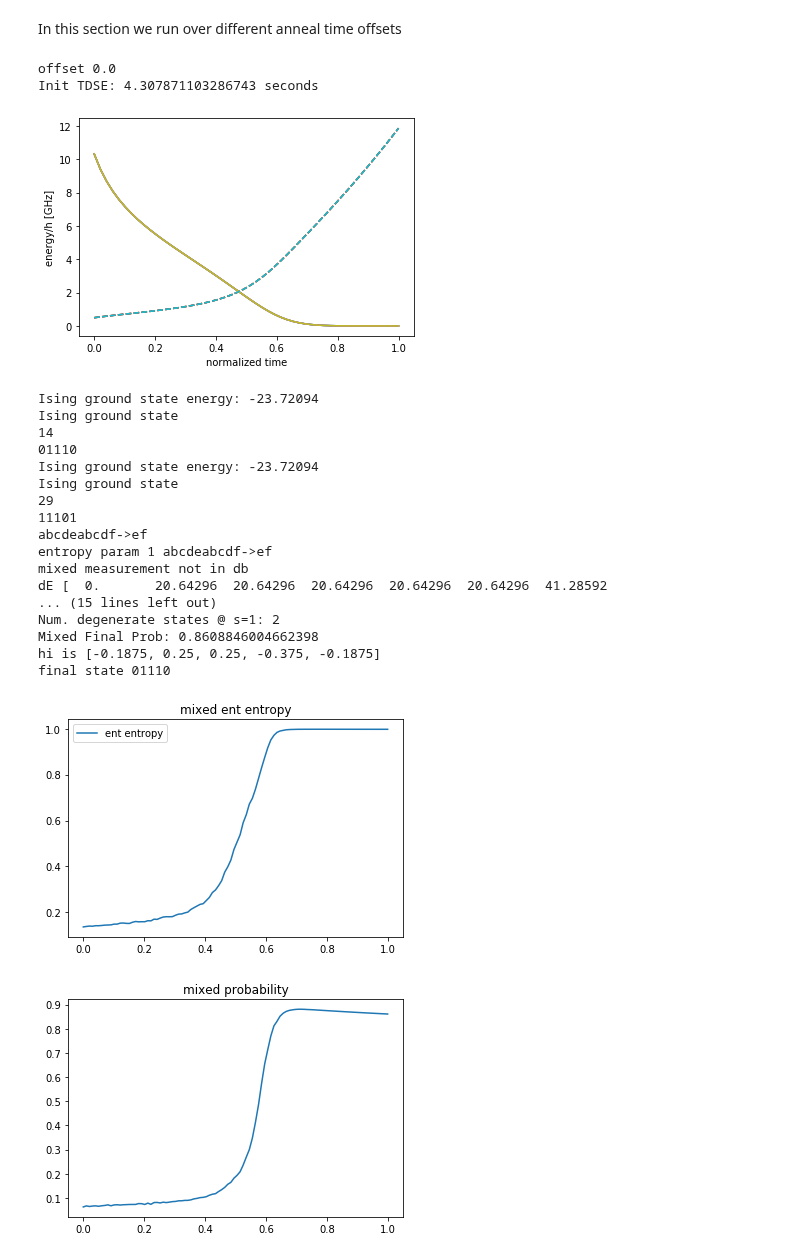
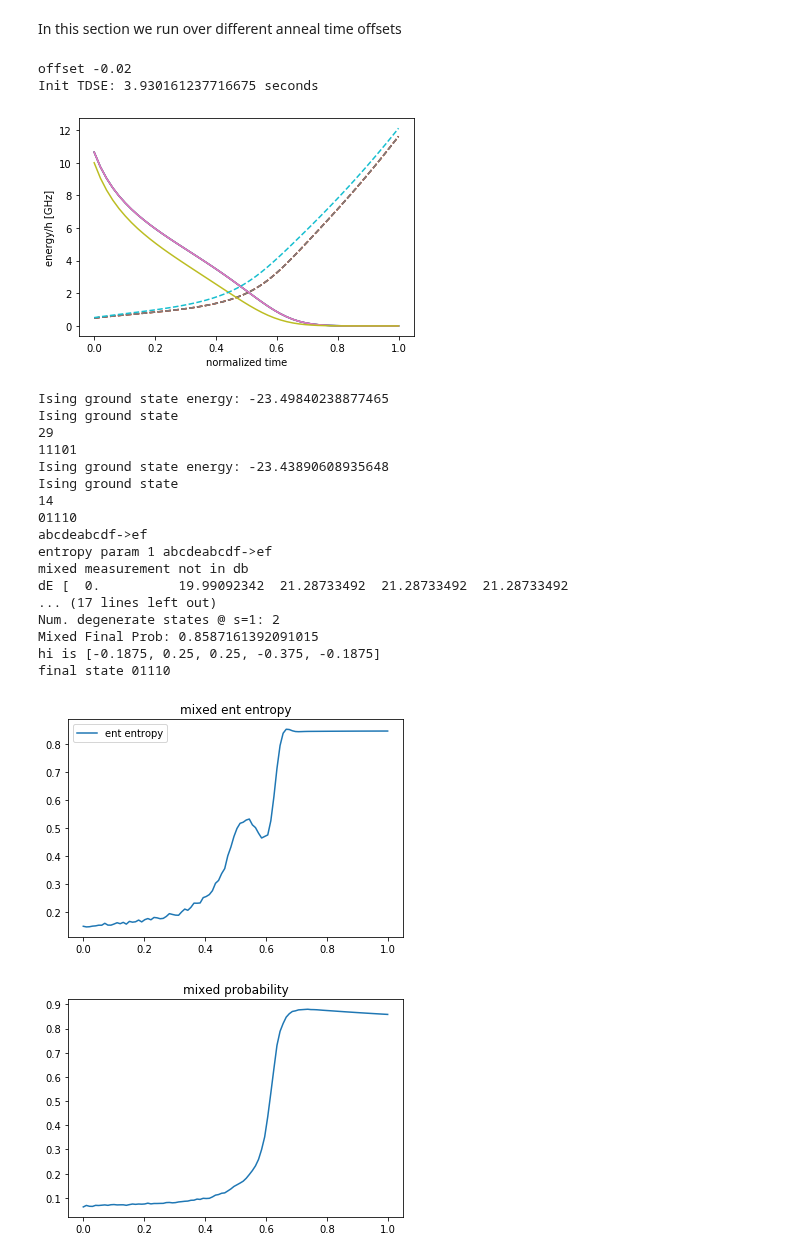
Before and after one commit to cchang5/quantum_linear_programming, a Jupyter notebook: notebooks/runs/run6.ipynb, the cells around one changed output. Saved outputs shown, nothing was run; the diff lists cells and outputs as text; code cells hidden in the pictures.

```diff
--- a/notebooks/runs/run6.ipynb
+++ b/notebooks/runs/run6.ipynb
@@ -147,7 +147,7 @@ pure_tdse = False
 
 mixed_tdse = True
 temp = 0.04
-gamma = 1/70 #1/300 # 1/ns
+gamma = 1/60 #1/300 # 1/ns
 # %% [markdown]
 ## Output parameters
 # %% [markdown]
@@ -169,7 +169,7 @@ In this section we run over different anneal time offsets
 
 # brute force solving time-dependent schrodinger equation to simulate quantum annealing for small systems
 result = dict()
-offset_min_list = [0.0]
+offset_min_list = [-0.02]
 Aoffset = 0
 
 for offset_min in offset_min_list:
@@ -360,52 +360,52 @@ for offset_min in offset_min_list:
             plt.plot(sol.t, prob) # plot prob
 
             query = tdse.summary(
                 wave_params=wave_params,
                 instance=tdse,
                 solution=sol,
                 time=sol.t,
                 probability=prob,
                 save = save_result,
             )
         # calculate entropy
         with open(query.solution.path, "rb") as file:
             sol = pickle.load(file)
         entropy = np.asarray(
                 [
                     tdse.ent_entropy(np.kron(sol.y[:, i], np.conj(sol.y[:, i])), nA, indicesA, reg)
                     for i in range(sol.t.size)
                 ]
             ).real
         # plot entropy
         plt.figure("pure entropy")
         plt.plot(query.time, entropy)
         plt.legend(["ent entropy"])
         plt.title("pure ent entropy")
         # plot overlap with Ising g.s.
         plt.figure("pure probability")
         plt.plot(query.time, query.prob)
         plt.title("pure probability")
         print(f"Pure Final Prob: {query.prob[-1]}")
 # %% [output]
-offset 0.0
-Init TDSE: 4.307871103286743 seconds
+offset -0.02
+Init TDSE: 3.930161237716675 seconds
-[figure, old version]
+[figure, new version]
-Ising ground state energy: -23.72094
+Ising ground state energy: -23.49840238877465
+Ising ground state
+29
+11101
+Ising ground state energy: -23.43890608935648
 Ising ground state
 14
 01110
-Ising ground state energy: -23.72094
-Ising ground state
-29
-11101
 abcdeabcdf->ef
 entropy param 1 abcdeabcdf->ef
 mixed measurement not in db
-dE [  0.       20.64296  20.64296  20.64296  20.64296  20.64296  41.28592
-... (15 lines left out)
+dE [  0.          19.99092342  21.28733492  21.28733492  21.28733492
+... (17 lines left out)
 Num. degenerate states @ s=1: 2
-Mixed Final Prob: 0.8608846004662398
+Mixed Final Prob: 0.8587161392091015
 hi is [-0.1875, 0.25, 0.25, -0.375, -0.1875]
 final state 01110
-[figure, old version]
+[figure, new version]
-[figure, old version]
+[figure, new version]
```
Also changed, not shown: parts of 2 cells of this notebook, 30 other files.
